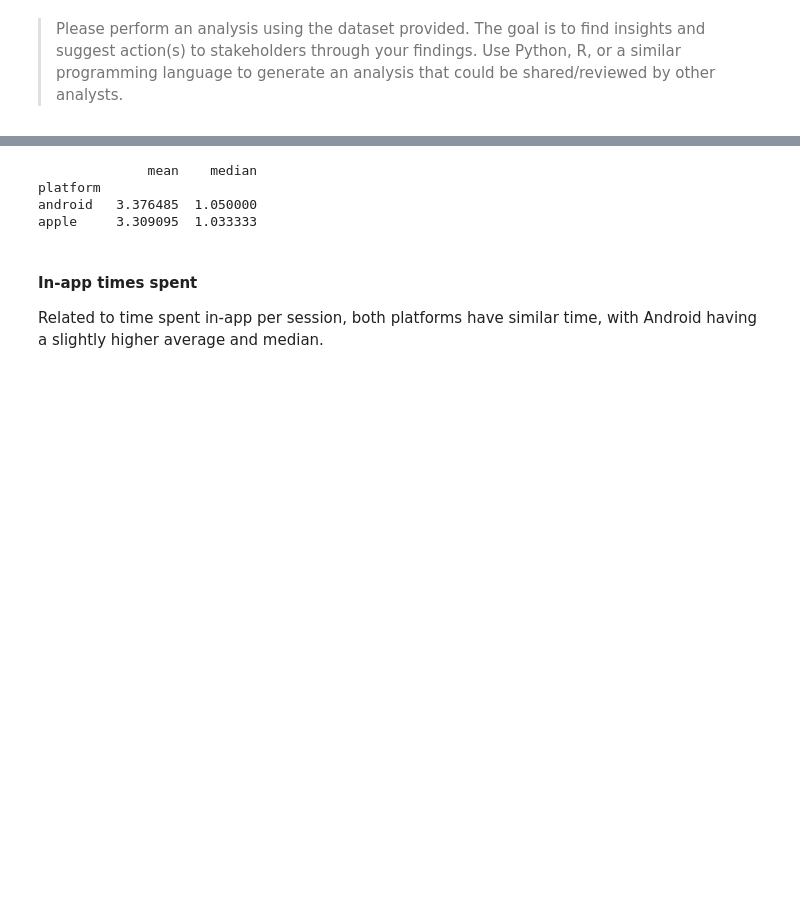
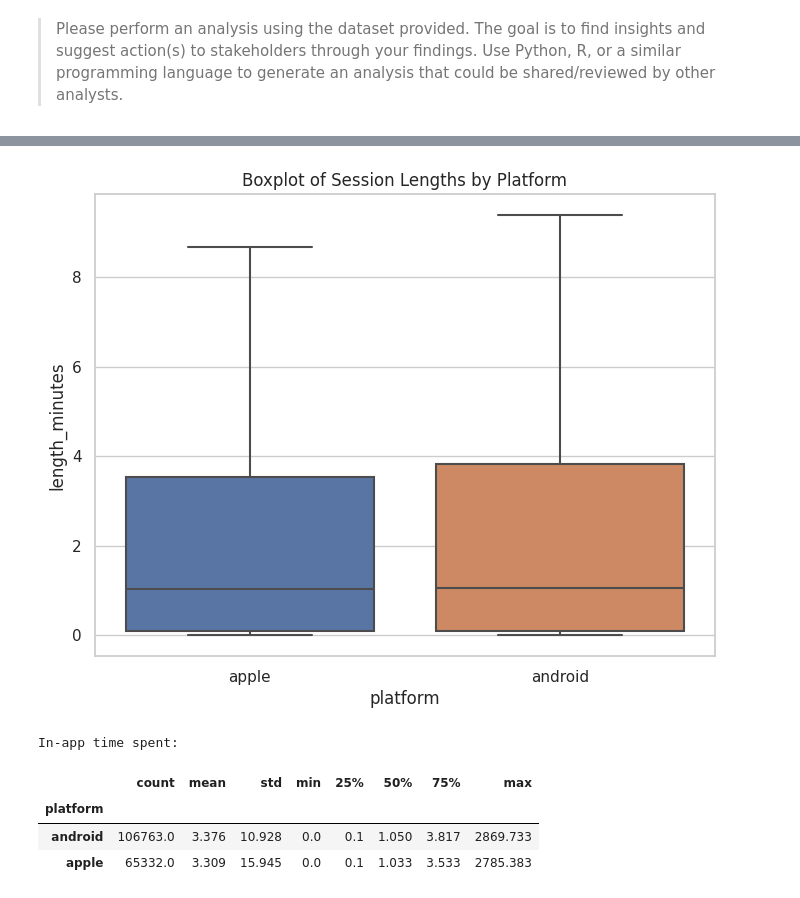
Before and after one commit to camiladwa/case_study, a Jupyter notebook: growth_case_study/growth_case_study.ipynb, the cells around one changed output, grey strips where cells are left out. Cells and saved outputs as stored; diff of their text form; code cells hidden in the pictures; blank space fills up the shorter version.

Commit message:
chart fixed
This commit was created by Deepnote. Project url: https://deepnote.com/project/ea0dd5ec-7a99-4815-85b5-15ffe4204711

```diff
--- a/growth_case_study/growth_case_study.ipynb
+++ b/growth_case_study/growth_case_study.ipynb
@@ -216,13 +316,29 @@ There is a notable consistency in the proportion of daily active users on both p
+# %%
+# Import necessary library
+import seaborn as sns
+
+# Create figure and axis
+fig, ax = plt.subplots(figsize=(8, 6))
+
+# Draw a boxplot for session lengths of each platform
+sns.boxplot(ax=ax, x='platform', y='length_minutes', data=session_lengths, showfliers = False)
+
+# Setting plot title
+ax.set_title('Boxplot of Session Lengths by Platform')
+
+# Showing the plot
+plt.show()
+# %% [output]
+[figure, added]
 # %%
 session_lengths = events.groupby(['session_skey','user_skey', 'platform'])['date_time'].agg(['min', 'max'])
 session_lengths['length_minutes'] = (session_lengths['max'] - session_lengths['min']).dt.total_seconds()/60
 session_lengths.reset_index(inplace=True)
-print(session_lengths.groupby('platform')['length_minutes'].agg(['mean', 'median']))
+print("In-app time spent: ")
+session_lengths.groupby('platform')['length_minutes'].describe( ).round(3)
 # %% [output]
-              mean    median
-platform
-android   3.376485  1.050000
-apple     3.309095  1.033333
+In-app time spent:
+|  | count | mean | std | min | 25% | 50% | 75% | max |
+| platform |  |  |  |  |  |  |  |  |
+| android | 106763.0 | 3.376 | 10.928 | 0.0 | 0.1 | 1.050 | 3.817 | 2869.733 |
+| apple | 65332.0 | 3.309 | 15.945 | 0.0 | 0.1 | 1.033 | 3.533 | 2785.383 |
-# %% [markdown]
-#### In-app times spent
-Related to time spent in-app per session, both platforms have similar time, with Android having a slightly higher average and median.
```
Also changed, not shown: parts of 25 cells of this notebook.
